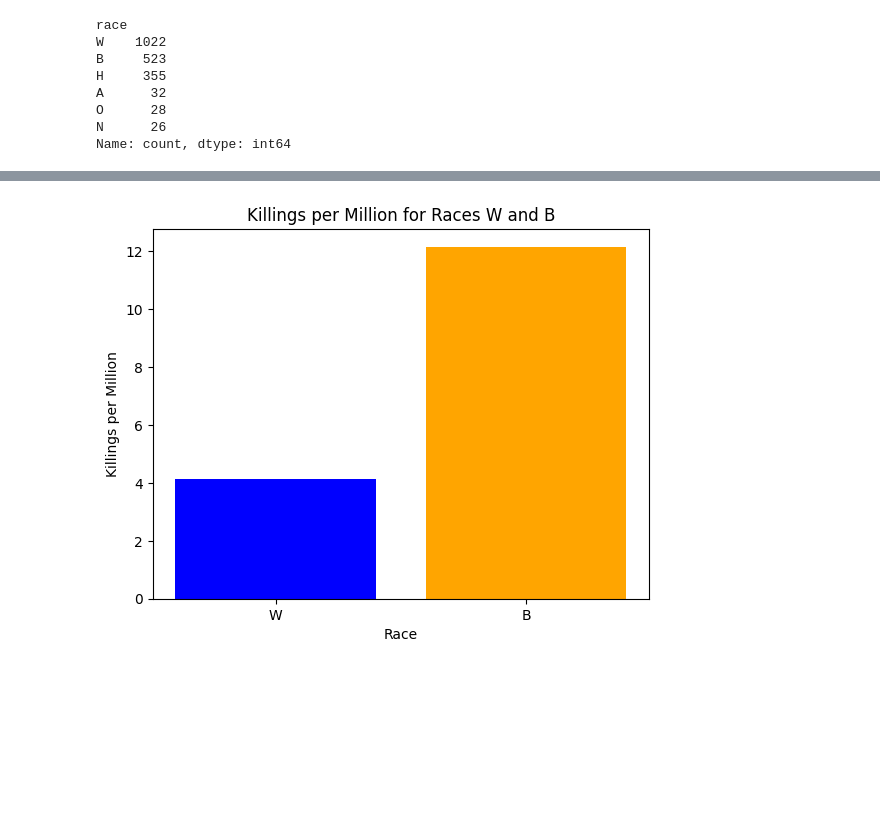
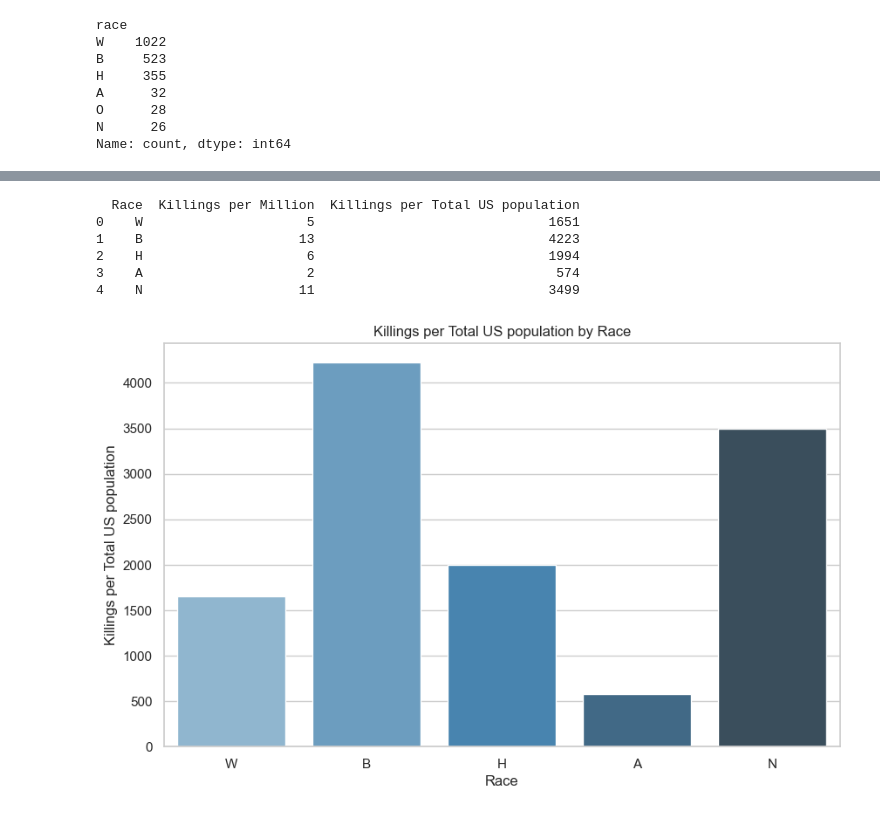
Before and after one commit to gyse3054/Turing-College, a Jupyter notebook: capstone.ipynb, the cells around one changed output, grey strips where cells are left out. Cells and saved outputs as stored; diff of their text form; code cells hidden in the pictures; blank space fills up the shorter version.

```diff
--- a/capstone.ipynb
+++ b/capstone.ipynb
@@ -127,9 +128,69 @@ print(race_percentages)
+# %%
+# Count occurrences of each race
+race_counts = data['race'].value_counts()
+
+# Define total population for W and B
+total_population_W = 200000000
+total_population_B = 40000000
+total_population_H = 57500000
+total_population_A = 18000000
+total_population_N = 2400000
+
+total_population = 323000000
+
+# Calculate percentages for W and B
+NumberOfKillings_W = (race_counts['W'] / total_population_W) * 1000000
+NumberOfKillings_B = (race_counts['B'] / total_population_B) * 1000000
+NumberOfKillings_H = (race_counts['H'] / total_population_H) * 1000000
+NumberOfKillings_A = (race_counts['A'] / total_population_A) * 1000000
+NumberOfKillings_N = (race_counts['N'] / total_population_N) * 1000000
+
+# Round the calculated values and convert to integers
+NumberOfKillings_W = int(round(NumberOfKillings_W))
+NumberOfKillings_B = int(round(NumberOfKillings_B))
+NumberOfKillings_H = int(round(NumberOfKillings_H))
+NumberOfKillings_A = int(round(NumberOfKillings_A))
+NumberOfKillings_N = int(round(NumberOfKillings_N))
+
+# Calculate percentages for W and B
+NumberOfKillings_TotalPopulation_W = (race_counts['W'] / total_population_W) * total_population
+NumberOfKillings_TotalPopulation_B = (race_counts['B'] / total_population_B) * total_population
+NumberOfKillings_TotalPopulation_H = (race_counts['H'] / total_population_H) * total_population
+NumberOfKillings_TotalPopulation_A = (race_counts['A'] / total_population_A) * total_population
+NumberOfKillings_TotalPopulation_N = (race_counts['N'] / total_population_N) * total_population
+
+# Round the calculated values and convert to integers
+NumberOfKillings_TotalPopulation_W = int(round(NumberOfKillings_TotalPopulation_W))
+NumberOfKillings_TotalPopulation_B = int(round(NumberOfKillings_TotalPopulation_B))
+NumberOfKillings_TotalPopulation_H = int(round(NumberOfKillings_TotalPopulation_H))
+NumberOfKillings_TotalPopulation_A = int(round(NumberOfKillings_TotalPopulation_A))
+NumberOfKillings_TotalPopulation_N = int(round(NumberOfKillings_TotalPopulation_N))
+
+# Create a DataFrame for percentages
+race_killings = pd.DataFrame({
+    'Race': ['W', 'B', 'H', 'A', 'N'],
+    'Killings per Million': [NumberOfKillings_W, NumberOfKillings_B, NumberOfKillings_H, NumberOfKillings_A, NumberOfKillings_N],
+    'Killings per Total US population': [NumberOfKillings_TotalPopulation_W, NumberOfKillings_TotalPopulation_B, NumberOfKillings_TotalPopulation_H
+                                         , NumberOfKillings_TotalPopulation_A, NumberOfKillings_TotalPopulation_N]
+})
+
+# Display the DataFrame
+print(race_killings)
+# %% [output]
+  Race  Killings per Million  Killings per Total US population
+0    W                     5                              1651
+1    B                    13                              4223
+2    H                     6                              1994
+3    A                     2                               574
+4    N                    11                              3499
 # %%
-# Plotting the histogram
-plt.bar(race_percentages['Race'], race_percentages['Killings per Million'], color=['blue', 'orange'])
+# Plotting the bar plot using seaborn
+sns.set(style='whitegrid')
+plt.figure(figsize=(10, 6))
+sns.barplot(data=race_killings,  x='Race', y='Killings per Total US population', palette='Blues_d')
 plt.xlabel('Race')
-plt.ylabel('Killings per Million')
-plt.title('Killings per Million for Races W and B')
+plt.ylabel('Killings per Total US population')
+plt.title('Killings per Total US population by Race')
 plt.show()
 # %% [output]
-[figure, old version]
+[figure, new version]
```
Also changed, not shown: parts of 14 cells of this notebook, 6 other files.
